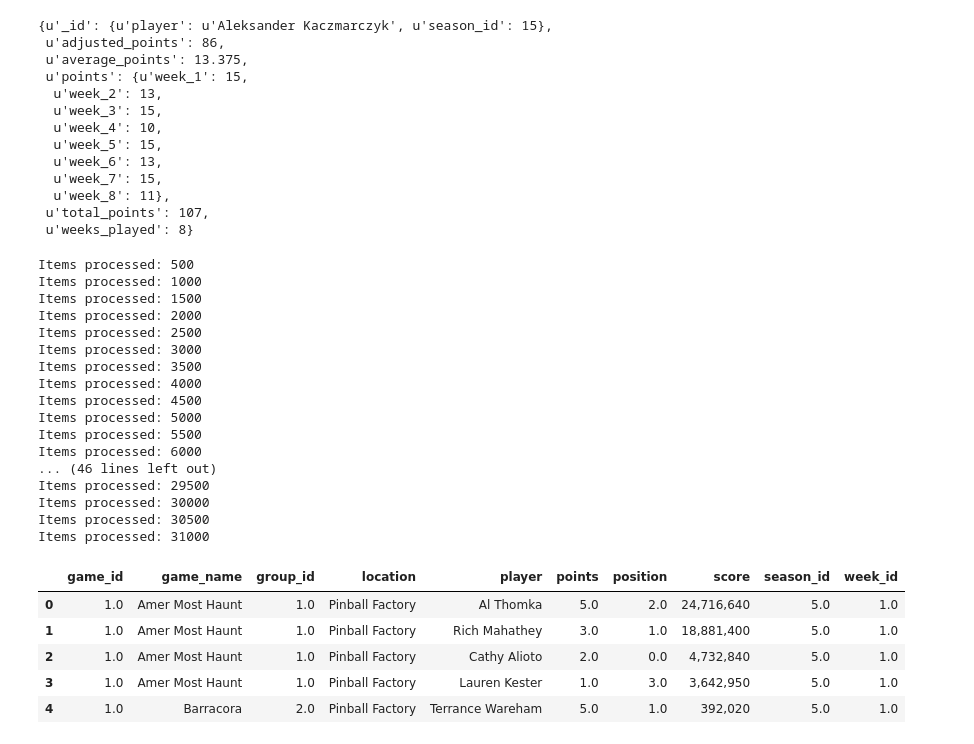
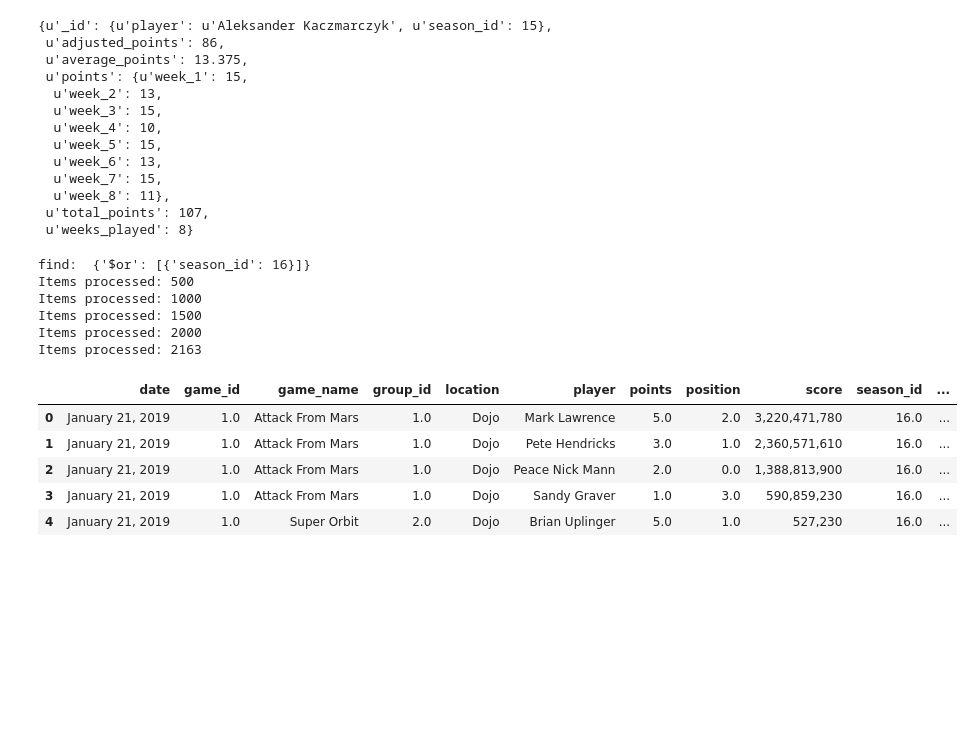
Before and after one commit to jjsz12/ppl-scoring, a Jupyter notebook: notebooks/ppl_data.ipynb, the cells around one changed output. Drawn from its saved outputs; the diff is of its cells as text; code cells hidden in the pictures; blank space fills up the shorter version.

```diff
--- a/notebooks/ppl_data.ipynb
+++ b/notebooks/ppl_data.ipynb
@@ -70,40 +71,38 @@ standings.find().limit(1)[0]
  u'total_points': 107,
  u'weeks_played': 8}
 # %%
+# season_ids = [5,6,7,8,9,10,11,12,13,14,15,16]
+season_ids = [16]
+
+find_query = {'$or': []}
+for season_id in season_ids:
+    find_query.get('$or').append({'season_id': season_id})
+print 'find: ', find_query
+
 df = pd.DataFrame()
 i=0
-for item in scores.find(projection={'_id': False}, sort=[
+for item in scores.find(find_query, projection={'_id': False}, sort=[
     ('season_id', 1), ('game_id', 1), ('week_id', 1), ('group_id', 1), ('points', -1)
 ]):
     df = df.append(item, ignore_index=True)
     i=i+1
     if i%500==0:
         print 'Items processed: {}'.format(i)
+print 'Items processed: {}'.format(i)
 df.head()
 # %% [output]
+find:  {'$or': [{'season_id': 16}]}
 Items processed: 500
 Items processed: 1000
 Items processed: 1500
 Items processed: 2000
-Items processed: 2500
-Items processed: 3000
-Items processed: 3500
-Items processed: 4000
-Items processed: 4500
-Items processed: 5000
-Items processed: 5500
-Items processed: 6000
-... (46 lines left out)
-Items processed: 29500
-Items processed: 30000
-Items processed: 30500
-Items processed: 31000
+Items processed: 2163
-|  | game_id | game_name | group_id | location | player | points | position | score | season_id | week_id |
-| 0 | 1.0 | Amer Most Haunt | 1.0 | Pinball Factory | Al Thomka | 5.0 | 2.0 | 24,716,640 | 5.0 | 1.0 |
-| 1 | 1.0 | Amer Most Haunt | 1.0 | Pinball Factory | Rich Mahathey | 3.0 | 1.0 | 18,881,400 | 5.0 | 1.0 |
-| 2 | 1.0 | Amer Most Haunt | 1.0 | Pinball Factory | Cathy Alioto | 2.0 | 0.0 | 4,732,840 | 5.0 | 1.0 |
-| 3 | 1.0 | Amer Most Haunt | 1.0 | Pinball Factory | Lauren Kester | 1.0 | 3.0 | 3,642,950 | 5.0 | 1.0 |
-| 4 | 1.0 | Barracora | 2.0 | Pinball Factory | Terrance Wareham | 5.0 | 1.0 | 392,020 | 5.0 | 1.0 |
+|  | date | game_id | game_name | group_id | location | player | points | position | score | season_id | ... |
+| 0 | January 21, 2019 | 1.0 | Attack From Mars | 1.0 | Dojo | Mark Lawrence | 5.0 | 2.0 | 3,220,471,780 | 16.0 | ... |
+| 1 | January 21, 2019 | 1.0 | Attack From Mars | 1.0 | Dojo | Pete Hendricks | 3.0 | 1.0 | 2,360,571,610 | 16.0 | ... |
+| 2 | January 21, 2019 | 1.0 | Attack From Mars | 1.0 | Dojo | Peace Nick Mann | 2.0 | 0.0 | 1,388,813,900 | 16.0 | ... |
+| 3 | January 21, 2019 | 1.0 | Attack From Mars | 1.0 | Dojo | Sandy Graver | 1.0 | 3.0 | 590,859,230 | 16.0 | ... |
+| 4 | January 21, 2019 | 1.0 | Super Orbit | 2.0 | Dojo | Brian Uplinger | 5.0 | 1.0 | 527,230 | 16.0 | ... |
 # %%
 df.head(20)
 # %% [output]
```
Also changed, not shown: parts of 9 cells of this notebook, 9 other files.
